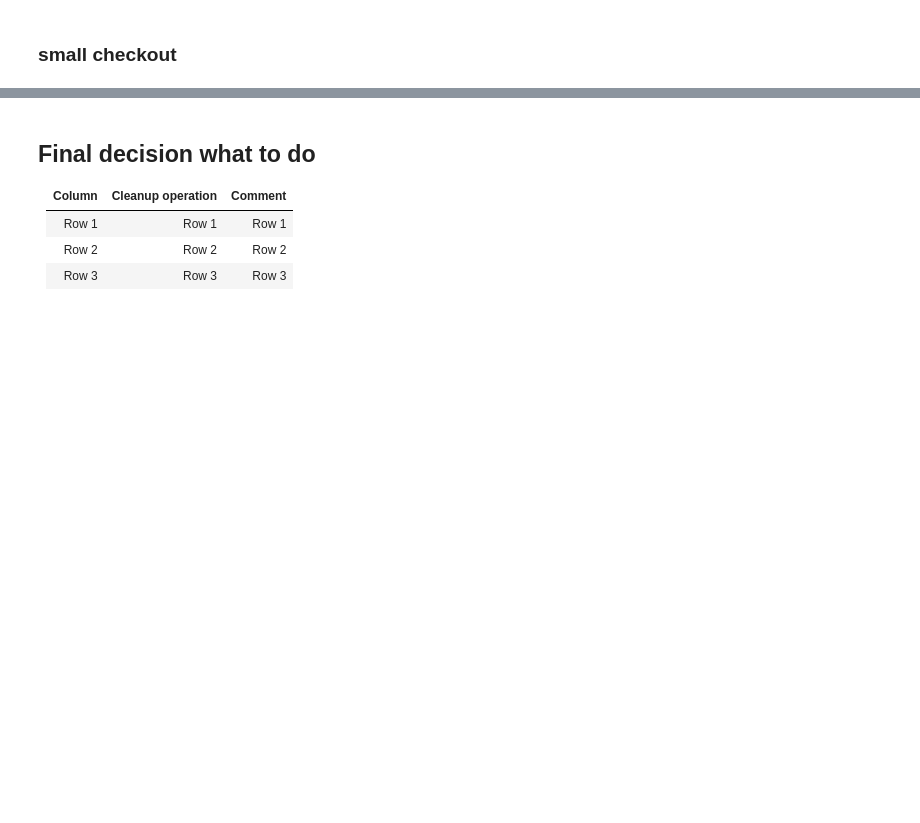
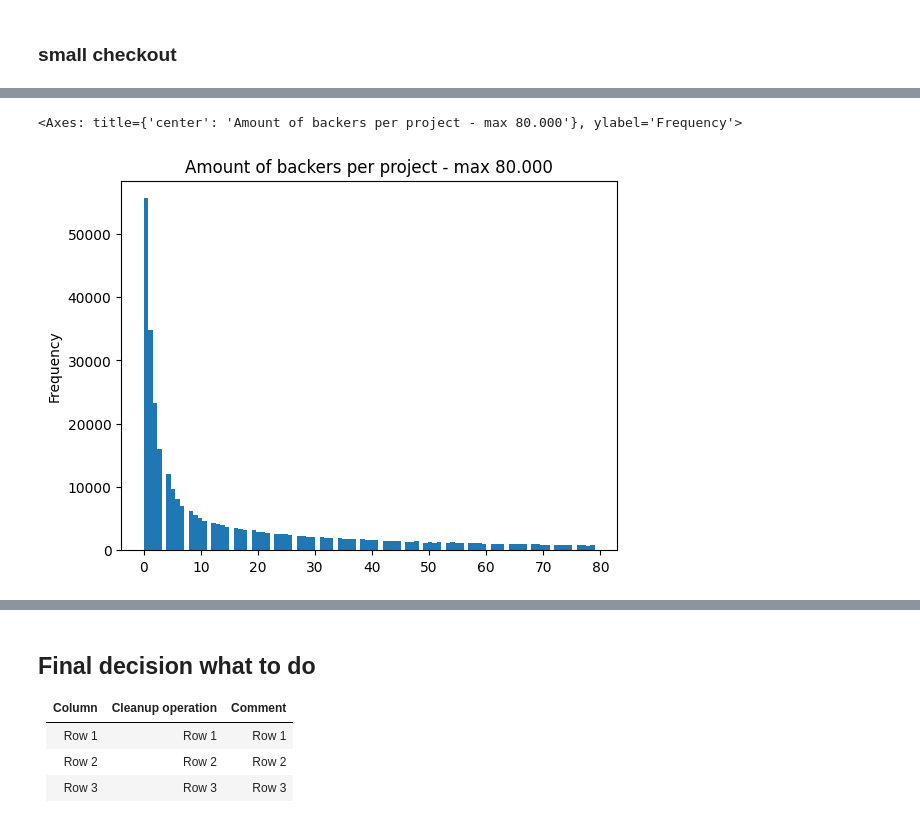
Before and after one commit to Senana/ds-ml-project_kickstarters, a Jupyter notebook: notebooks/group_development/senanas_eda.ipynb, the cells around one changed output, grey strips where cells are left out. Saved outputs shown, nothing was run; the diff lists cells and outputs as text; code cells hidden in the pictures; blank space fills up the shorter version.

```diff
--- a/notebooks/group_development/senanas_eda.ipynb
+++ b/notebooks/group_development/senanas_eda.ipynb
@@ -101,10 +214,15 @@ df1['backers'].describe()
 # %%
 # dftry = df1.query('backers > 100')
 # display(df1.shape)
 # dftry.shape
+plt.title("Amount of backers per project - max 80.000")
+#plt.figure(figsize=(8,6))
 df1_test = df1.query("backers < 80.000")
 df1_test['backers'].plot(kind='hist', bins=100)
 #there you go - better ... clearest power law ever ...
+# %% [output]
+<Axes: title={'center': 'Amount of backers per project - max 80.000'}, ylabel='Frequency'>
+[figure, added]
 # %%
 #df1_test['usd_goal_real'].plot(kind='box')
 #ya think...
```
Also changed, not shown: parts of 14 cells of this notebook, 1 other file.
